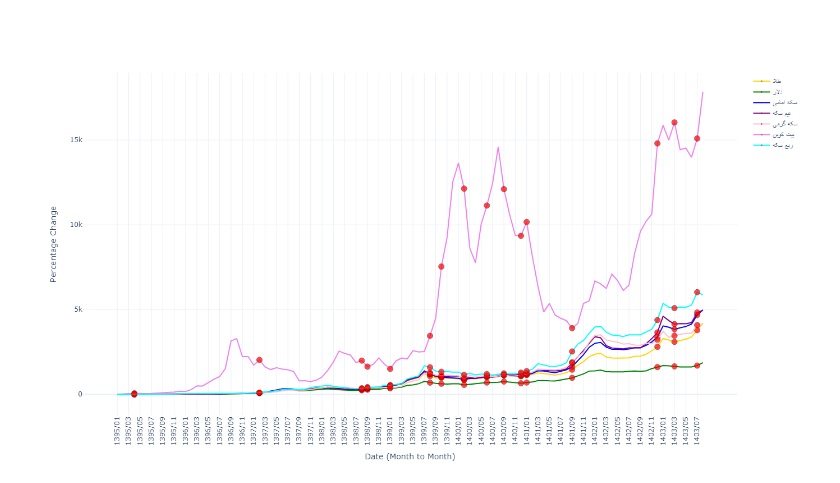
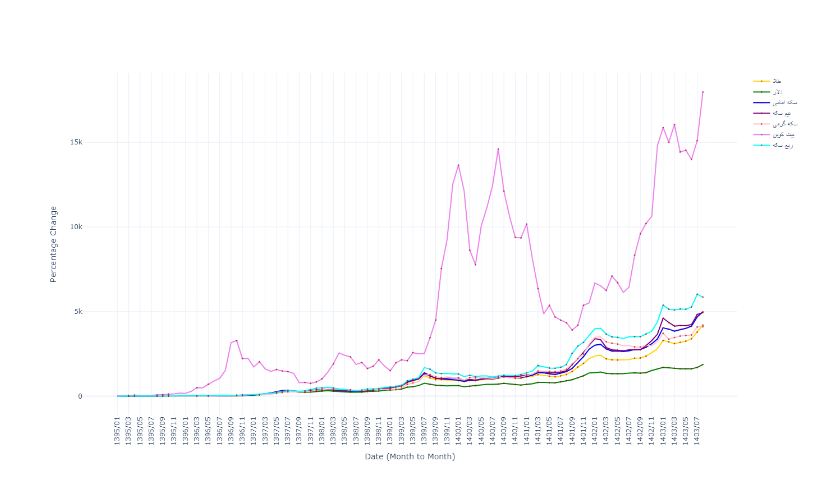
Before and after one commit to alirezadp10/market-trend, a Jupyter notebook: market.ipynb, the cells around one changed output. Drawn from its saved outputs; the diff is of its cells as text; code cells hidden in the pictures.

```diff
--- a/market.ipynb
+++ b/market.ipynb
@@ -99,5 +113,13 @@ conn.close()
+# %%
+df = pd.read_sql_query("SELECT * FROM market_data", conn)
 # %%
+def convert_persian_to_jalali(persian_date):
+    year, month, day = map(int, persian_date.split('/'))  # Split and convert to integers
+    return JalaliDate(year, month, day)
+
 df['persian_date_jalali'] = df['persian_date'].apply(convert_persian_to_jalali)
+
+all_data_df = df
 
 df = df[df['persian_date_jalali'] > JalaliDate(1395, 1, 1)]
 
@@ -155,15 +177,14 @@ for name, monthly_data in monthly_data_dict.items():
     marker_sizes = []
 
     for date in monthly_data['year_month']:
-        # Check if an event matches this date
-        matching_event = events_df[events_df['تاریخ شمسی'] == date]
-        if not matching_event.empty:
-            # Build the hover text for the matching event
-            event_name = matching_event.iloc[0]['رویداد']
-            event_impact = matching_event.iloc[0]['تأثیر بر بازارها']
-            hover_texts.append(f"<b>{event_name}</b><br>Impact: {event_impact}")
-            marker_colors.append('red')  # Highlight event points in red
-            marker_sizes.append(10)  # Highlight event points with larger size
+        # Check if any events match this date
+        matching_events = events_df[events_df['Date'] == date]
+        if not matching_events.empty:
+            # Combine all matching event names into one hover text
+            event_names = "<br>".join(matching_events['Event'].tolist())
+            hover_texts.append(f"<b>{event_names}</b>")
+            marker_colors.append('yello')  # Highlight event points in red
+            marker_sizes.append(2)  # Highlight event points with larger size
         else:
             hover_texts.append("")  # No event for this date
             marker_colors.append('rgba(0,0,0,0)')  # Transparent color for non-event points
@@ -205,3 +225,3 @@ fig.show()
-[figure, old version]
+[figure, new version]
 # %%
 fig.write_html("interactive_chart.html")
```
Also changed, not shown: parts of 6 cells of this notebook, 3 other files.
